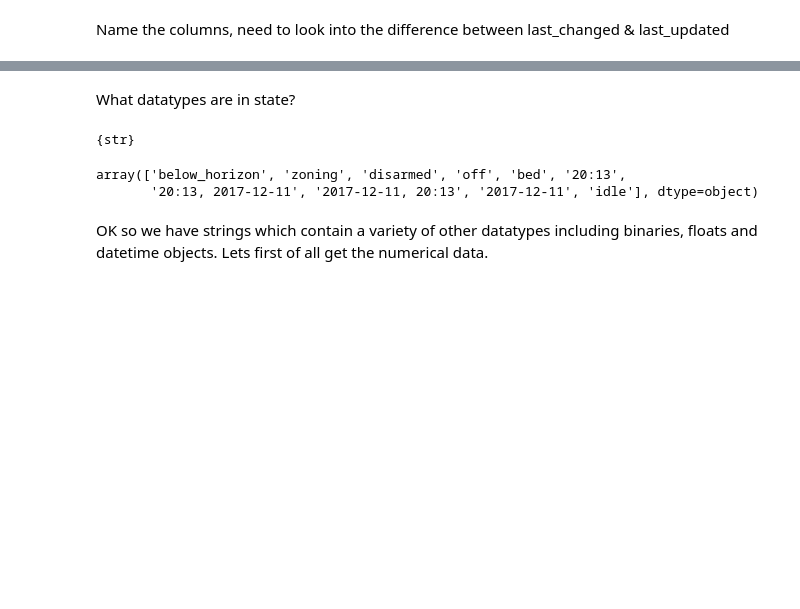
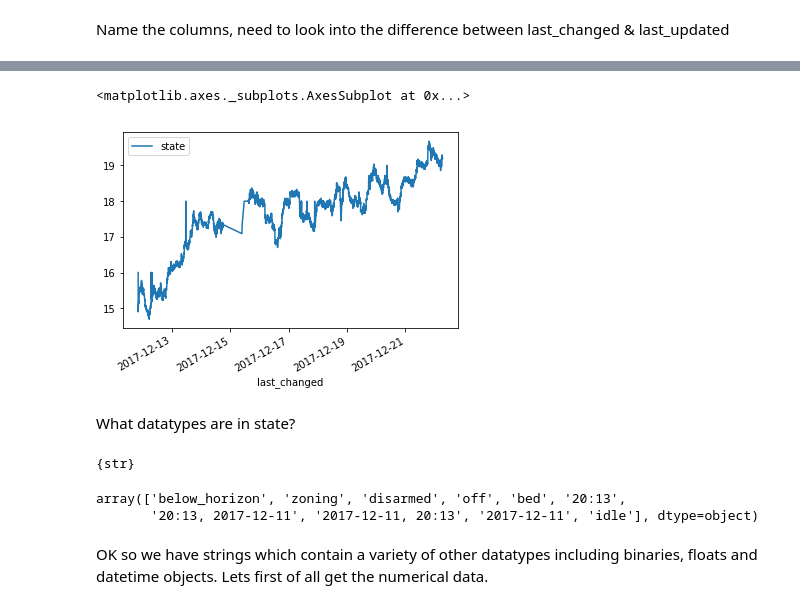
Before and after one commit to robmarkcole/HASS-data-science, a Jupyter notebook: HASS data science 22-12-2017.ipynb, the cells around one changed output, grey strips where cells are left out. Drawn from its saved outputs; the diff is of its cells as text; code cells hidden in the pictures; blank space fills up the shorter version.

```diff
--- a/HASS data science 22-12-2017.ipynb
+++ b/HASS data science 22-12-2017.ipynb
@@ -221,3 +290,8 @@ df = allqueryDF[['entity','state','domain', 'last_changed']]
+# %%
+mean_temp.plot()
+# %% [output]
+<matplotlib.axes._subplots.AxesSubplot at 0x...>
+[figure, added]
 # %% [markdown]
 What datatypes are in state?
 # %%
```
Also changed, not shown: parts of 25 cells of this notebook.
